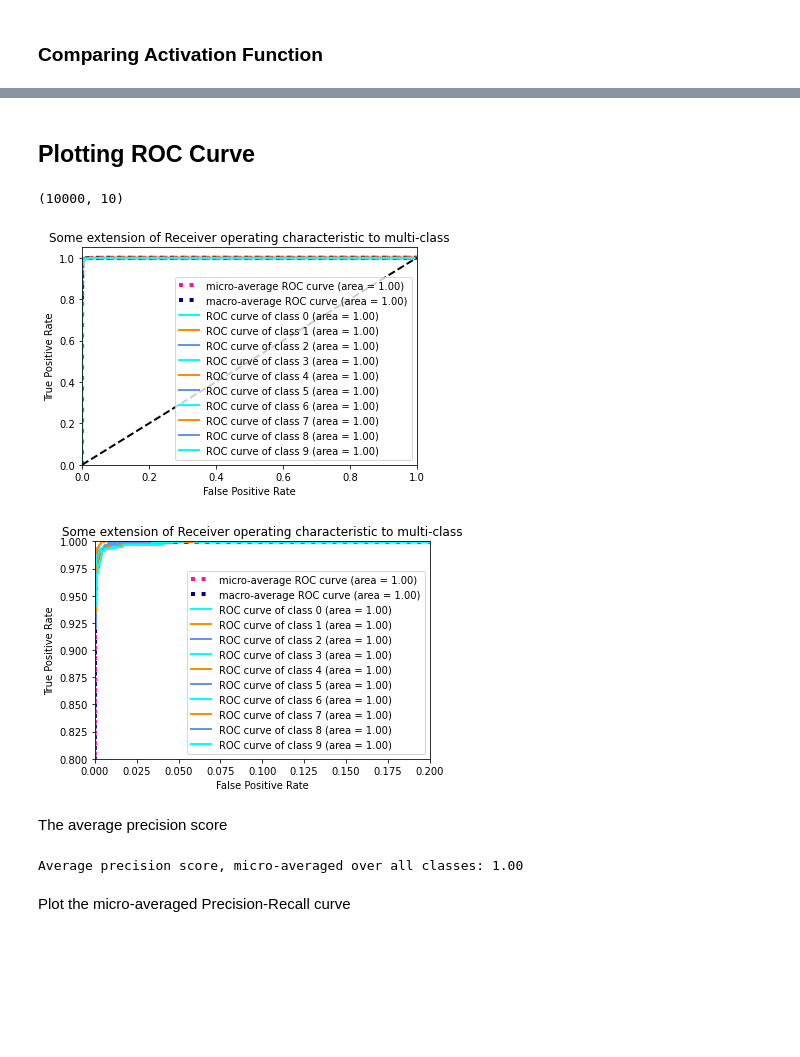
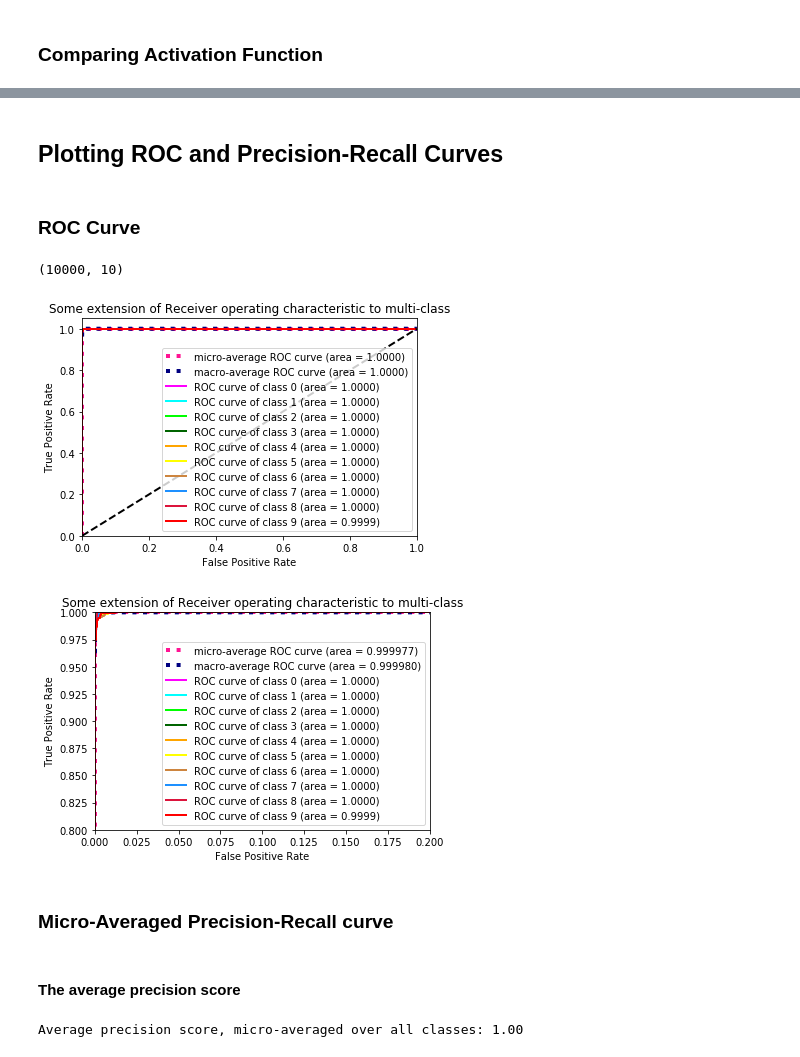
Before and after one commit to dalabayev/intelligent_systems_project, a Jupyter notebook: project_recognizing_digits.ipynb, the cells around one changed output, grey strips where cells are left out. Saved outputs shown, nothing was run; the diff lists cells and outputs as text; code cells hidden in the pictures; blank space fills up the shorter version.

```diff
--- a/project_recognizing_digits.ipynb
+++ b/project_recognizing_digits.ipynb
@@ -62,0 +72,15 @@ y_test shape (10000,)
+# %%
+# input image dimensions
+img_x, img_y = 28, 28
+# saving the input as 28x28 pixels for convolutional networks
+X_train_conv = X_train.reshape(X_train.shape[0], img_x, img_y, 1)
+X_test_conv = X_test.reshape(X_test.shape[0], img_x, img_y, 1)
+input_shape = (img_x, img_y, 1)
+# convert the data to the right type
+X_train_conv = X_train_conv.astype('float32')
+X_test_conv = X_test_conv.astype('float32')
+X_train_conv /= 255
+X_test_conv /= 255
+print('x_train shape:', X_train_conv.shape)
+print(X_train_conv.shape[0], 'train samples')
+print(X_test_conv.shape[0], 'test samples')
@@ -438,10 +749,14 @@ figure_evaluation
+# %% [markdown]
+## Plotting ROC and Precision-Recall Curves
 # %% [markdown]
-## Plotting ROC Curve
+### ROC Curve
-# %%
-y_score = mnist_model.predict(X_test)
-print(y_score.shape)
-# %% [output]
-(10000, 10)
+# %%
+#mnist_model = load_model("C:\\Users\\Christopher Balnaves\\Documents\\keras_mnist.h5")
+mnist_model = load_model("C:\\Users\\Christopher Balnaves\\Documents\\keras_mnist_sgd.h5")
+y_score = mnist_model.predict(X_test_conv)
+print(y_score.shape)
+# %% [output]
+(10000, 10)
 # %%
 %matplotlib inline
 import numpy as np
@@ -485,19 +800,19 @@ roc_auc["macro"] = auc(fpr["macro"], tpr["macro"])
 # Plot all ROC curves
 plt.figure(1)
 plt.plot(fpr["micro"], tpr["micro"],
-         label='micro-average ROC curve (area = {0:0.2f})'
+         label='micro-average ROC curve (area = {0:0.4f})'
                ''.format(roc_auc["micro"]),
          color='deeppink', linestyle=':', linewidth=4)
 
 plt.plot(fpr["macro"], tpr["macro"],
-         label='macro-average ROC curve (area = {0:0.2f})'
+         label='macro-average ROC curve (area = {0:0.4f})'
                ''.format(roc_auc["macro"]),
          color='navy', linestyle=':', linewidth=4)
 
-colors = cycle(['aqua', 'darkorange', 'cornflowerblue'])
+colors = cycle(['magenta','cyan','lime','darkgreen','orange','yellow','peru','dodgerblue','crimson','red'])
 for i, color in zip(range(n_classes), colors):
     plt.plot(fpr[i], tpr[i], color=color, lw=lw,
-             label='ROC curve of class {0} (area = {1:0.2f})'
+             label='ROC curve of class {0} (area = {1:0.4f})'
              ''.format(i, roc_auc[i]))
 
 plt.plot([0, 1], [0, 1], 'k--', lw=lw)
@@ -505,41 +820,43 @@ plt.xlim([0.0, 1.0])
 plt.ylim([0.0, 1.05])
 plt.xlabel('False Positive Rate')
 plt.ylabel('True Positive Rate')
 plt.title('Some extension of Receiver operating characteristic to multi-class')
 plt.legend(loc="lower right")
 plt.show()
 
 # Zoom in view of the upper left corner.
 plt.figure(2)
 plt.xlim(0, 0.2)
 plt.ylim(0.8, 1)
 plt.plot(fpr["micro"], tpr["micro"],
-         label='micro-average ROC curve (area = {0:0.2f})'
+         label='micro-average ROC curve (area = {0:0.4f})'
                ''.format(roc_auc["micro"]),
          color='deeppink', linestyle=':', linewidth=4)
 
 plt.plot(fpr["macro"], tpr["macro"],
-         label='macro-average ROC curve (area = {0:0.2f})'
+         label='macro-average ROC curve (area = {0:0.4f})'
                ''.format(roc_auc["macro"]),
          color='navy', linestyle=':', linewidth=4)
 
-colors = cycle(['aqua', 'darkorange', 'cornflowerblue'])
+colors = cycle(['magenta','cyan','lime','darkgreen','orange','yellow','peru','dodgerblue','crimson','red'])
 for i, color in zip(range(n_classes), colors):
     plt.plot(fpr[i], tpr[i], color=color, lw=lw,
-             label='ROC curve of class {0} (area = {1:0.2f})'
+             label='ROC curve of class {0} (area = {1:0.4f})'
              ''.format(i, roc_auc[i]))
 
 plt.plot([0, 1], [0, 1], 'k--', lw=lw)
 plt.xlabel('False Positive Rate')
 plt.ylabel('True Positive Rate')
 plt.title('Some extension of Receiver operating characteristic to multi-class')
 plt.legend(loc="lower right")
 plt.show()
 # %% [output]
-[figure, old version]
+[figure, new version]
-[figure, old version]
+[figure, new version]
+# %% [markdown]
+### Micro-Averaged Precision-Recall curve
 # %% [markdown]
-The average precision score
+#### The average precision score
 # %%
 from sklearn.metrics import precision_recall_curve
 from sklearn.metrics import average_precision_score
@@ -562,8 +879,6 @@ print('Average precision score, micro-averaged over all classes: {0:0.2f}'
       .format(average_precision["micro"]))
 # %% [output]
 Average precision score, micro-averaged over all classes: 1.00
-# %% [markdown]
-Plot the micro-averaged Precision-Recall curve
 # %%
 plt.figure()
 plt.step(recall['micro'], precision['micro'], where='post')
```
Also changed, not shown: parts of 42 cells of this notebook.
